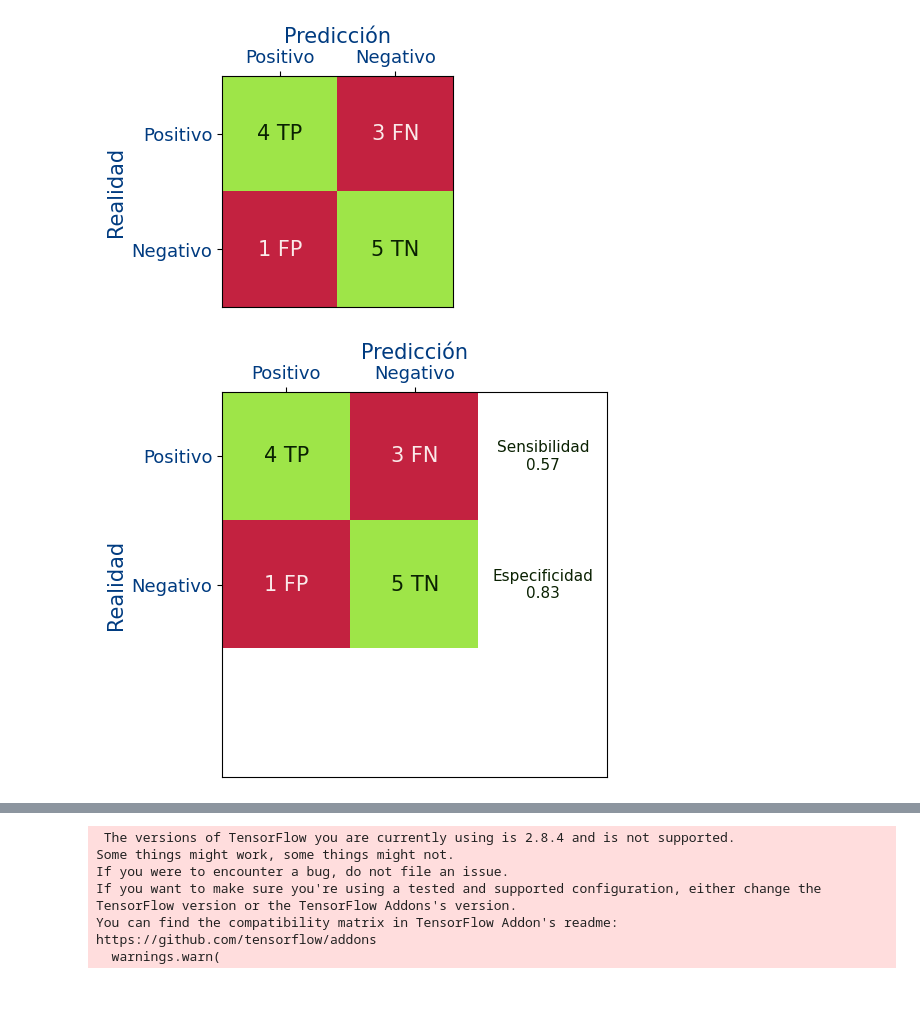
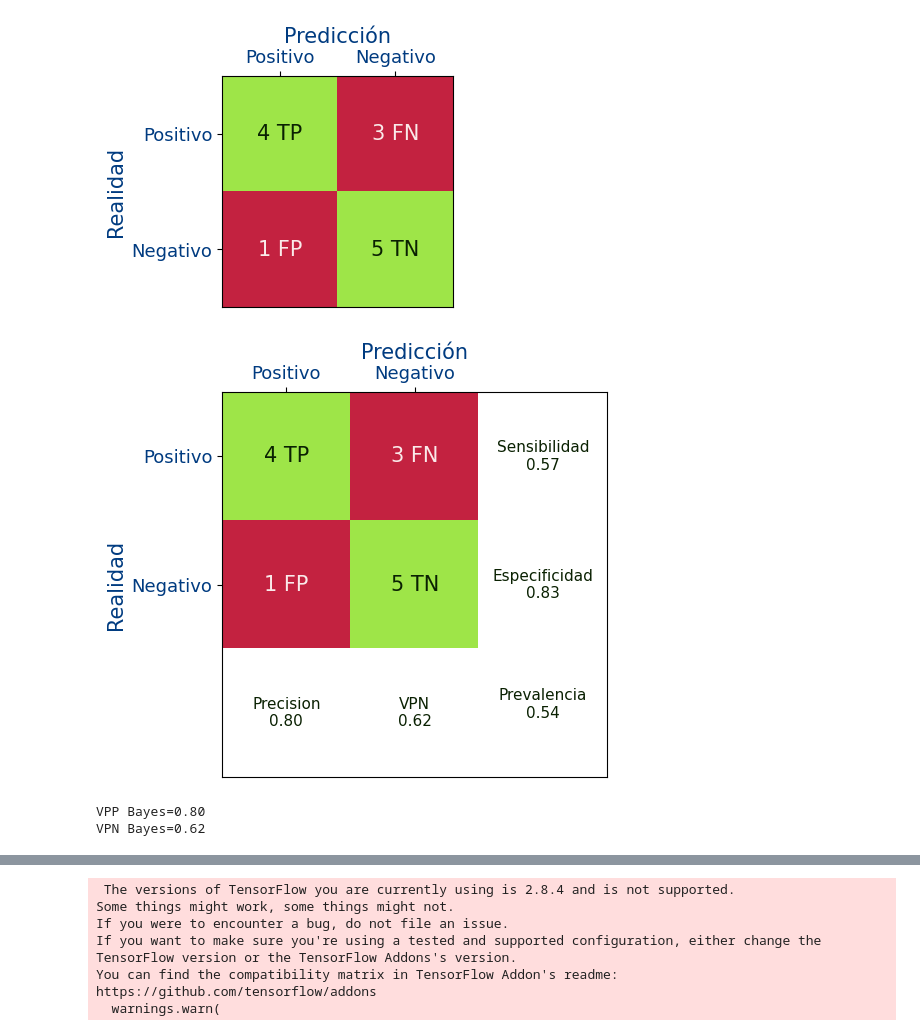
Before and after one commit to logongas/soluciones_ejercicios_modulo_pia, a Jupyter notebook: tema_07/ejercicios_tema_07_c_metricas.ipynb, the cells around one changed output, grey strips where cells are left out. Drawn from its saved outputs; the diff is of its cells as text; code cells hidden in the pictures; blank space fills up the shorter version.

```diff
--- a/tema_07/ejercicios_tema_07_c_metricas.ipynb
+++ b/tema_07/ejercicios_tema_07_c_metricas.ipynb
@@ -116,23 +117,37 @@ plot_matriz_confusion(axes,TP=TP,TN=TN,FP=FP,FN=FN)
 # %%
 #Ejercicio 2.C
 
 
 y_true=np.array([1,0,1,0,0,0,1,0,1,1,1,1,0])
 y_score=np.array([0.27, 0.45,  0.76,  0.55,  0.28, 0.04, 0.34,0.4, 0.66, 0.88, 0.94,0.47,0.2])
 y_pred=y_score>0.5
 
 TP=sum((y_true==1) & (y_pred==1))
 TN=sum((y_true==0) & (y_pred==0))
 FN=sum((y_true==1) & (y_pred==0))
 FP=sum((y_true==0) & (y_pred==1))
 
-recall_sensitivity=TP/(TP+FN)
-specificity=TN/(TN+FP)
+sensibilidad=TP/(TP+FN)
+especificidad=TN/(TN+FP)
+prevalencia=(TP+FN)/(TP+FN+FP+TN)
+vpp=TP/(TP+FP)
+vpn=TN/(FN+TN)
 
 figure=plt.figure(figsize=(5, 5))
 axes=figure.add_subplot(1,1,1)
 plot_matriz_confusion(axes,TP=TP,TN=TN,FP=FP,FN=FN,
-        recall_sensitivity=recall_sensitivity,
-        specificity=specificity)
+        sensibilidad=sensibilidad,
+        especificidad=especificidad,
+        prevalencia=prevalencia,vpn=vpn,vpp=vpp)
 # %% [output]
-[figure, old version]
+[figure, new version]
+# %%
+# Ejercicio 2.D
+vpp_bayes=(sensibilidad*prevalencia)/(sensibilidad*prevalencia+(1-especificidad)*(1-prevalencia))
+vpn_bayes=(especificidad*(1-prevalencia))/(especificidad*(1-prevalencia)+(1-sensibilidad)*prevalencia)
+
+print(f"VPP Bayes={vpp_bayes:.2f}")
+print(f"VPN Bayes={vpn_bayes:.2f}")
+# %% [output]
+VPP Bayes=0.80
+VPN Bayes=0.62
```
Also changed, not shown: parts of 10 cells of this notebook.
